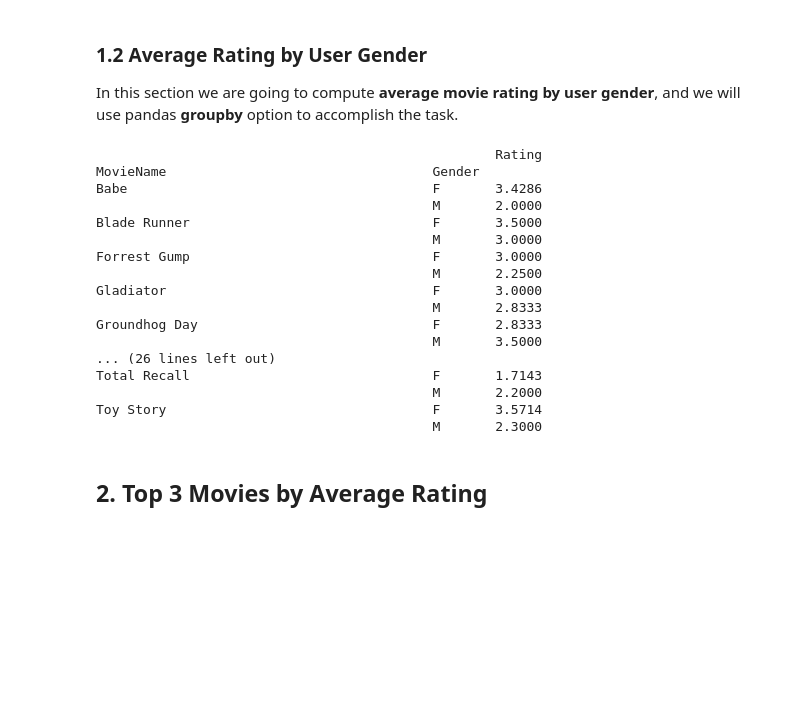
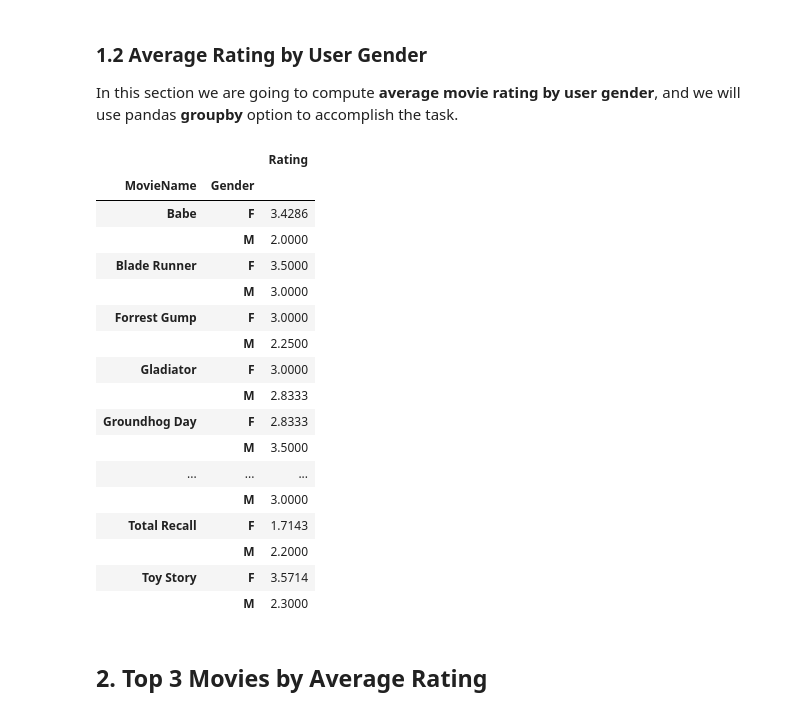
Before and after one commit to alv2017/DataAnalysis---MovieRatings, a Jupyter notebook: notebooks/MovieRatings_MeanRating.ipynb, the cells around one changed output. Saved outputs shown, nothing was run; the diff lists cells and outputs as text; code cells hidden in the pictures; blank space fills up the shorter version.

```diff
--- a/notebooks/MovieRatings_MeanRating.ipynb
+++ b/notebooks/MovieRatings_MeanRating.ipynb
@@ -103,25 +103,26 @@ Total Recall                                1.9167
 In this section we are going to compute **average movie rating by user gender**, and we will use pandas **groupby** option to accomplish the task.
 # %%
 movie_mean_rating_by_gender = summary.groupby(['MovieName', 'Gender'])[['Rating']].mean()
-print(movie_mean_rating_by_gender)
+movie_mean_rating_by_gender
 # %% [output]
-                                                   Rating
-MovieName                                  Gender
-Babe                                       F       3.4286
-                                           M       2.0000
-Blade Runner                               F       3.5000
-                                           M       3.0000
-Forrest Gump                               F       3.0000
-                                           M       2.2500
-Gladiator                                  F       3.0000
-                                           M       2.8333
-Groundhog Day                              F       2.8333
-                                           M       3.5000
-... (26 lines left out)
-Total Recall                               F       1.7143
-                                           M       2.2000
-Toy Story                                  F       3.5714
-                                           M       2.3000
+|  |  | Rating |
+| MovieName | Gender |  |
+| Babe | F | 3.4286 |
+|  | M | 2.0000 |
+| Blade Runner | F | 3.5000 |
+|  | M | 3.0000 |
+| Forrest Gump | F | 3.0000 |
+|  | M | 2.2500 |
+| Gladiator | F | 3.0000 |
+|  | M | 2.8333 |
+| Groundhog Day | F | 2.8333 |
+|  | M | 3.5000 |
+| ... | ... | ... |
+|  | M | 3.0000 |
+| Total Recall | F | 1.7143 |
+|  | M | 2.2000 |
+| Toy Story | F | 3.5714 |
+|  | M | 2.3000 |
 # %% [markdown]
 ## 2. Top 3 Movies by Average Rating
 # %% [markdown]
```
Also changed, not shown: parts of 8 cells of this notebook.
